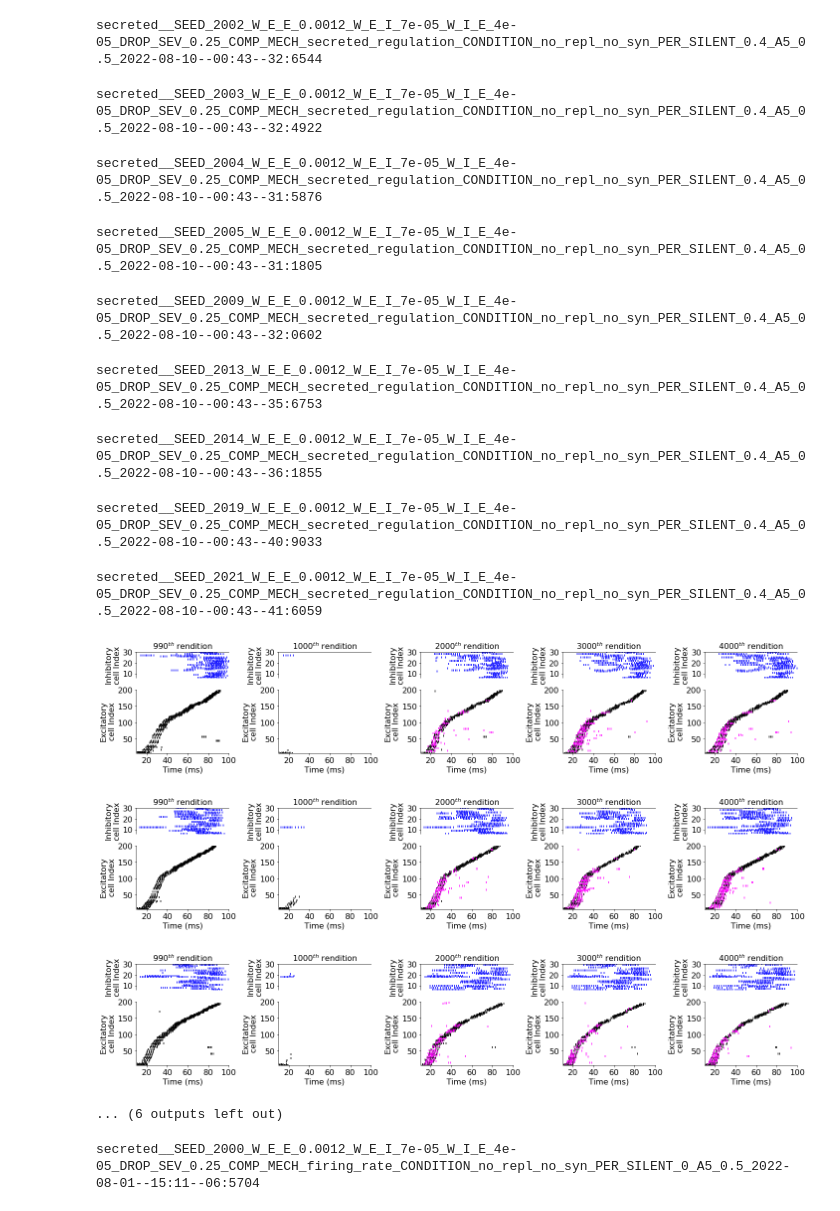
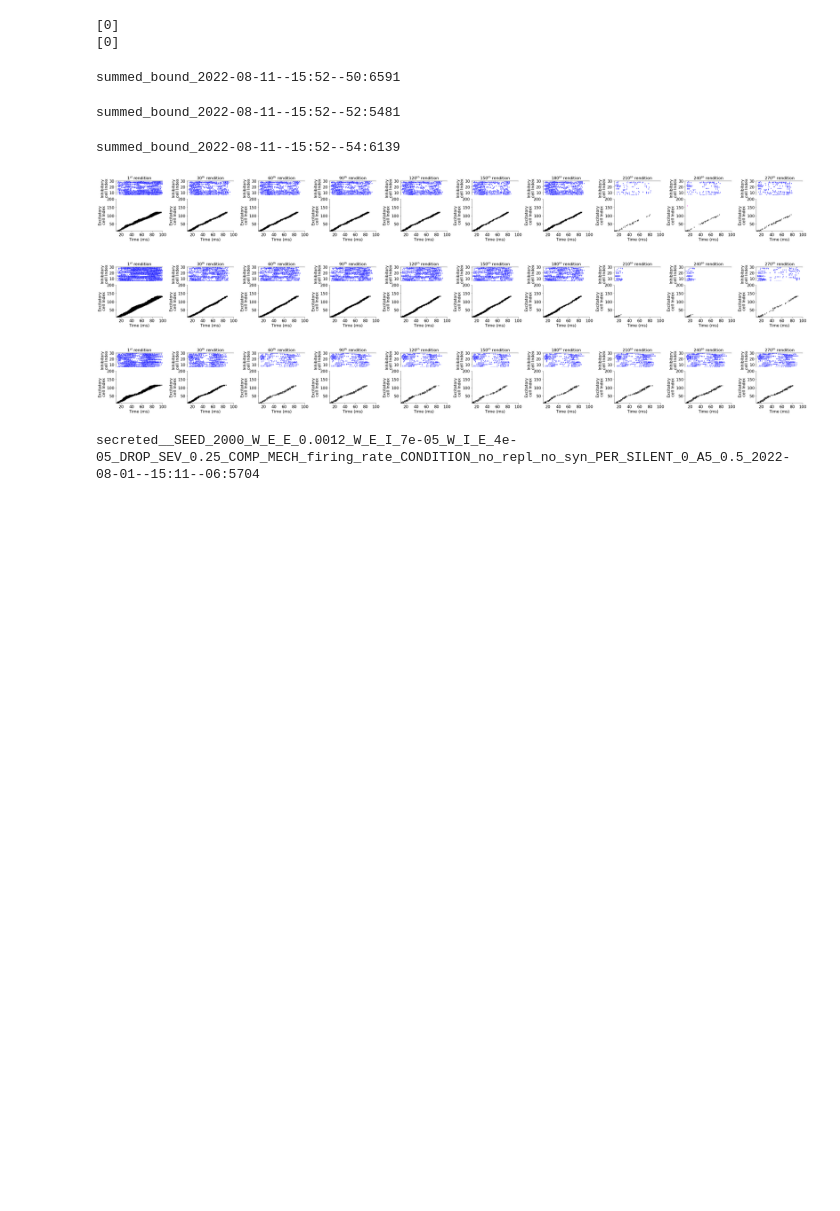
Before and after one commit to davidgbe/synfire_chain_growth, a Jupyter notebook: resilience_project_22_04_13/neurogenesis_+_heterosynaptic_comp_22_04_13/het_comp_triplet_stdp_secreted_rule_inh_08_09_22/nb.ipynb, the cells around one changed output. Saved outputs shown, nothing was run; the diff lists cells and outputs as text; code cells hidden in the pictures; blank space fills up the shorter version.

```diff
--- a/resilience_project_22_04_13/neurogenesis_+_heterosynaptic_comp_22_04_13/het_comp_triplet_stdp_secreted_rule_inh_08_09_22/nb.ipynb
+++ b/resilience_project_22_04_13/neurogenesis_+_heterosynaptic_comp_22_04_13/het_comp_triplet_stdp_secreted_rule_inh_08_09_22/nb.ipynb
@@ -280,3 +250,13 @@ X
+# %%
+recovered_exp_names, all_recovery_pers, all_n_eligible = determine_recovered([
+    ['summed_bound_2022-08-10--10:45--22:6535'],
+], np.arange(250, 290, 10), np.arange(1000, 1300, 10), n_excs=[200] * 12)
+
+print(all_recovery_pers)
+print(all_n_eligible)
+# %% [output]
+[0]
+[0]
 # %%
 def downsample_raster(raster, cell_idxs_to_show):
     j = 0
@@ -324,8 +304,8 @@ def make_figure_1_sparse(name, cell_range=(0, 900), new_cell_idx=None, per_shown
 
     count = 0
     for d_idx, exp_dir_name in enumerate(sorted(all_dirs)):
-        if exp_dir_name not in recovered_exp_names:
-            continue
+#         if exp_dir_name not in recovered_exp_names:
+#             continue
 #         if count >= 3:
 #             break
         print(exp_dir_name)
@@ -415,28 +395,21 @@ def make_figure_1_sparse(name, cell_range=(0, 900), new_cell_idx=None, per_shown
 #         save_fig(fig, './figures/paper/rasters', f'{exp_dir_name}.svg')
 # %%
 make_figure_1_sparse(
-    ['DROP_SEV_0.25', 'secreted_regulation', 'A5_0.5'],
+    ['summed_bound'],
     cell_range=(0, 200),
     new_cell_idx=200,
-    timepoints=[990, 1000, 2000, 3000, 4000],
-    sort_timepoint=4000,
+    timepoints=np.arange(0, 290, 30),
+    sort_timepoint=0,
     per_shown=1.,
     color='#c41f3b',
 )
 # %% [output]
-secreted__SEED_2002_W_E_E_0.0012_W_E_I_7e-05_W_I_E_4e-05_DROP_SEV_0.25_COMP_MECH_secreted_regulation_CONDITION_no_repl_no_syn_PER_SILENT_0.4_A5_0.5_2022-08-10--00:43--32:6544
+summed_bound_2022-08-11--15:52--50:6591
-secreted__SEED_2003_W_E_E_0.0012_W_E_I_7e-05_W_I_E_4e-05_DROP_SEV_0.25_COMP_MECH_secreted_regulation_CONDITION_no_repl_no_syn_PER_SILENT_0.4_A5_0.5_2022-08-10--00:43--32:4922
+summed_bound_2022-08-11--15:52--52:5481
-secreted__SEED_2004_W_E_E_0.0012_W_E_I_7e-05_W_I_E_4e-05_DROP_SEV_0.25_COMP_MECH_secreted_regulation_CONDITION_no_repl_no_syn_PER_SILENT_0.4_A5_0.5_2022-08-10--00:43--31:5876
+summed_bound_2022-08-11--15:52--54:6139
-secreted__SEED_2005_W_E_E_0.0012_W_E_I_7e-05_W_I_E_4e-05_DROP_SEV_0.25_COMP_MECH_secreted_regulation_CONDITION_no_repl_no_syn_PER_SILENT_0.4_A5_0.5_2022-08-10--00:43--31:1805
-secreted__SEED_2009_W_E_E_0.0012_W_E_I_7e-05_W_I_E_4e-05_DROP_SEV_0.25_COMP_MECH_secreted_regulation_CONDITION_no_repl_no_syn_PER_SILENT_0.4_A5_0.5_2022-08-10--00:43--32:0602
-secreted__SEED_2013_W_E_E_0.0012_W_E_I_7e-05_W_I_E_4e-05_DROP_SEV_0.25_COMP_MECH_secreted_regulation_CONDITION_no_repl_no_syn_PER_SILENT_0.4_A5_0.5_2022-08-10--00:43--35:6753
-secreted__SEED_2014_W_E_E_0.0012_W_E_I_7e-05_W_I_E_4e-05_DROP_SEV_0.25_COMP_MECH_secreted_regulation_CONDITION_no_repl_no_syn_PER_SILENT_0.4_A5_0.5_2022-08-10--00:43--36:1855
-secreted__SEED_2019_W_E_E_0.0012_W_E_I_7e-05_W_I_E_4e-05_DROP_SEV_0.25_COMP_MECH_secreted_regulation_CONDITION_no_repl_no_syn_PER_SILENT_0.4_A5_0.5_2022-08-10--00:43--40:9033
-secreted__SEED_2021_W_E_E_0.0012_W_E_I_7e-05_W_I_E_4e-05_DROP_SEV_0.25_COMP_MECH_secreted_regulation_CONDITION_no_repl_no_syn_PER_SILENT_0.4_A5_0.5_2022-08-10--00:43--41:6059
-[figure, old version]
+[figure, new version]
-[figure, old version]
+[figure, new version]
-[figure, old version]
+[figure, new version]
-... (6 outputs left out)
 # %%
 make_figure_1_sparse(
     ['DROP_SEV_0.25', 'firing_rate', 'A5_0.5'],
```
Also changed, not shown: parts of 10 cells of this notebook, 3 other files.
